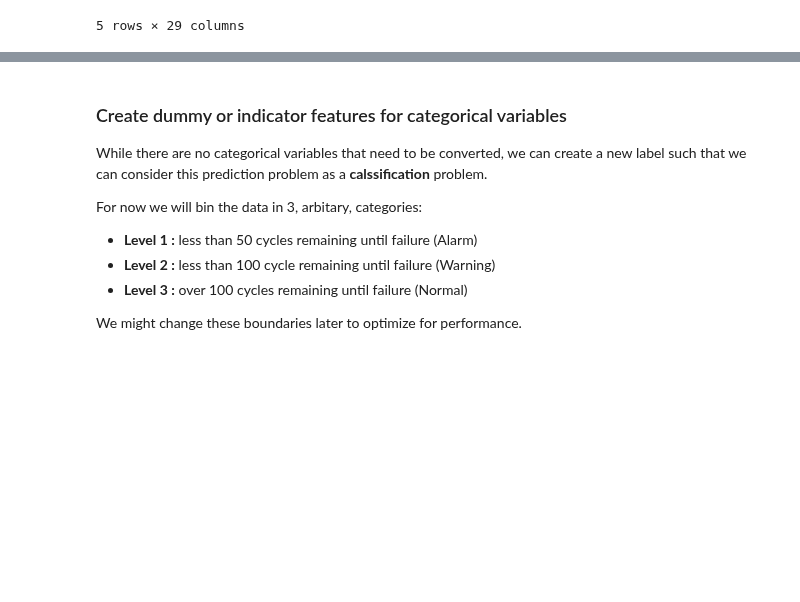
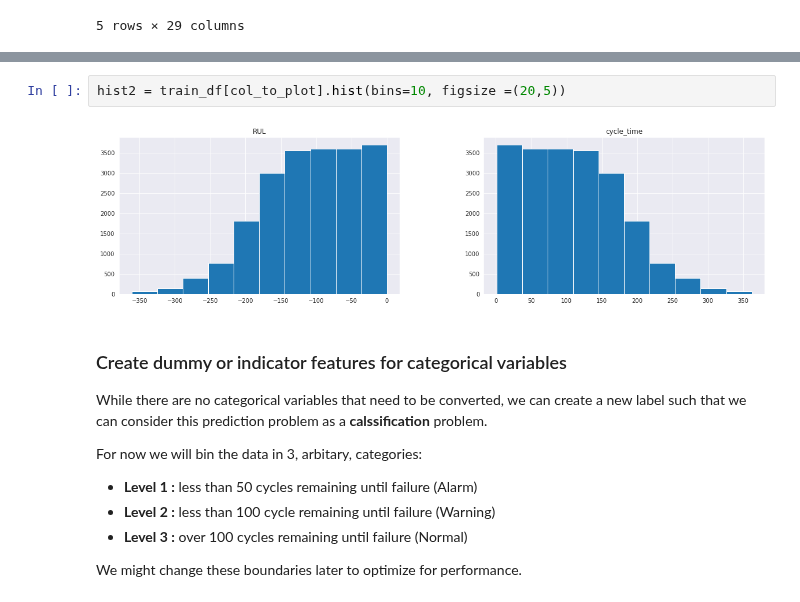
Before and after one commit to andrea-fantini/Predictive_Maintenance_Fanjet, a Jupyter notebook: notebooks/4 - Data Pre-processing.ipynb, the cells around one changed output, grey strips where cells are left out. Saved outputs shown, nothing was run; the diff lists cells and outputs as text; blank space fills up the shorter version.

```diff
--- a/notebooks/4 - Data Pre-processing.ipynb
+++ b/notebooks/4 - Data Pre-processing.ipynb
@@ -47,3 +53,7 @@ print(test_df.shape)
+# %%
+hist2 = train_df[col_to_plot].hist(bins=10, figsize =(20,5))
+# %% [output]
+[figure, added]
 # %% [markdown]
 ### Create dummy or indicator features for categorical variables
 While there are no categorical variables that need to be converted, we can create a new label such that we can consider this prediction problem as a **calssification** problem.
```
Also changed, not shown: parts of 10 cells of this notebook, 3 other files.
